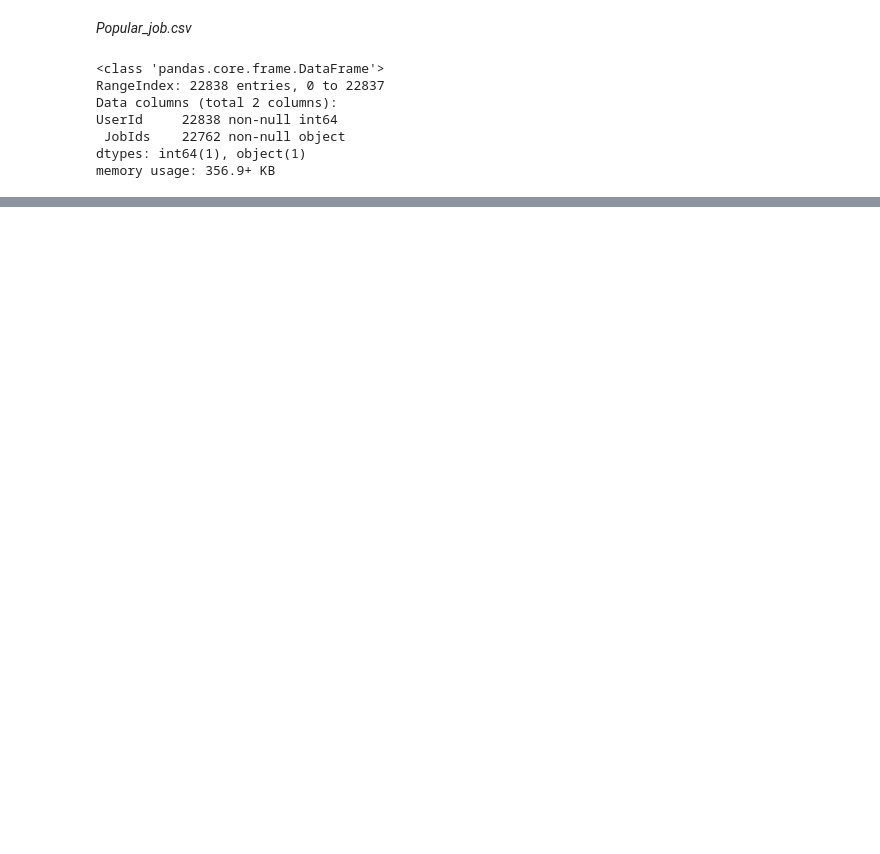
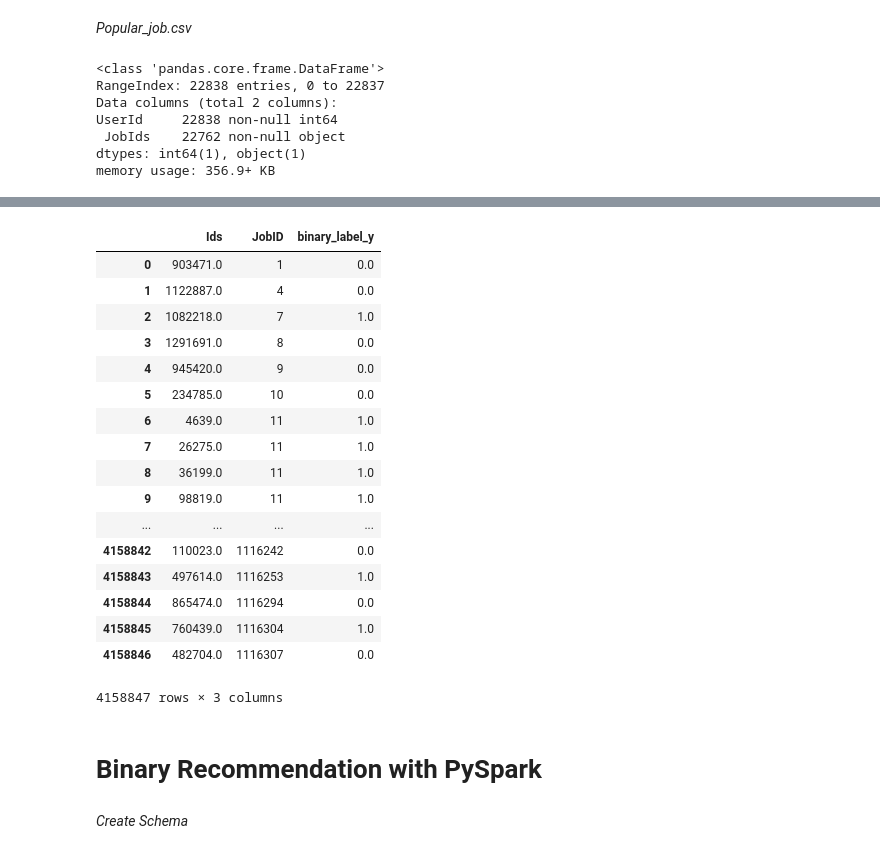
Before and after one commit to KienHVu/Projects, a Jupyter notebook: YSO_1.ipynb, the cells around one changed output, grey strips where cells are left out. Cells and saved outputs as stored; diff of their text form; code cells hidden in the pictures; blank space fills up the shorter version.

```diff
--- a/YSO_1.ipynb
+++ b/YSO_1.ipynb
@@ -164,0 +369,21 @@ popular_job.head()
+# %%
+combined_test[['Ids','JobID','binary_label_y']]
+# %% [output]
+|  | Ids | JobID | binary_label_y |
+| 0 | 903471.0 | 1 | 0.0 |
+| 1 | 1122887.0 | 4 | 0.0 |
+| 2 | 1082218.0 | 7 | 1.0 |
+| 3 | 1291691.0 | 8 | 0.0 |
+| 4 | 945420.0 | 9 | 0.0 |
+| 5 | 234785.0 | 10 | 0.0 |
+| 6 | 4639.0 | 11 | 1.0 |
+| 7 | 26275.0 | 11 | 1.0 |
+| 8 | 36199.0 | 11 | 1.0 |
+| 9 | 98819.0 | 11 | 1.0 |
+| ... | ... | ... | ... |
+| 4158842 | 110023.0 | 1116242 | 0.0 |
+| 4158843 | 497614.0 | 1116253 | 1.0 |
+| 4158844 | 865474.0 | 1116294 | 0.0 |
+| 4158845 | 760439.0 | 1116304 | 1.0 |
+| 4158846 | 482704.0 | 1116307 | 0.0 |
+4158847 rows × 3 columns
@@ -164,0 +394,2 @@ popular_job.head()
+# %% [markdown]
+# Binary Recommendation with PySpark
@@ -164,0 +400,2 @@ popular_job.head()
+# %% [markdown]
+*Create Schema*
```
Also changed, not shown: parts of 82 cells of this notebook.
